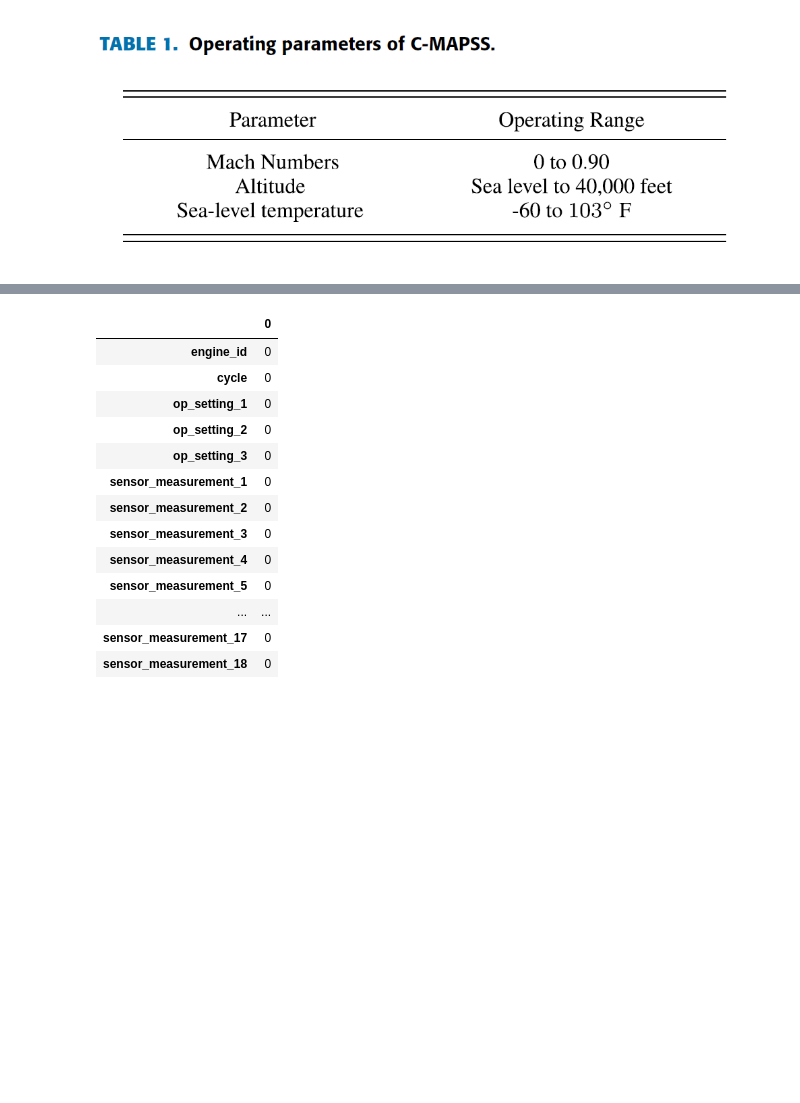
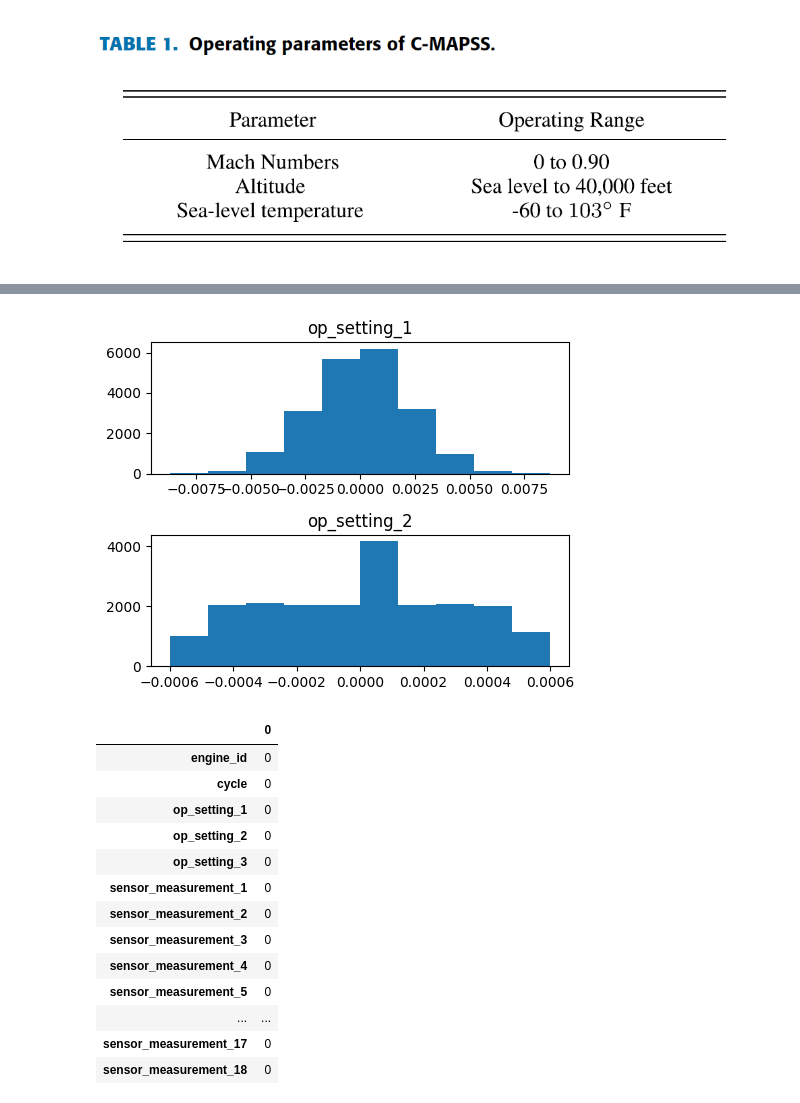
Before and after one commit to daviseemann/turbofan-rul-prediction-cmapss, a Jupyter notebook: notebooks/pre-processing.ipynb, the cells around one changed output, grey strips where cells are left out. Cells and saved outputs as stored; diff of their text form; code cells hidden in the pictures; blank space fills up the shorter version.

```diff
--- a/notebooks/pre-processing.ipynb
+++ b/notebooks/pre-processing.ipynb
@@ -43,6 +41,17 @@ df_train.
 5 rows × 26 columns
 # %%
-df_train.to_csv("train_FD001.csv", index=False)
+fig, ax = plt.subplots(2, 1, figsize=(5, 4))
+
+ax[0].hist(df_train.op_setting_1)
+ax[0].set_title('op_setting_1')
+
+ax[1].hist(df_train.op_setting_2)
+ax[1].set_title('op_setting_2')
+
+plt.tight_layout()
+plt.show()
+# %% [output]
+[figure, added]
 # %%
 df_train.isnull().sum()
 # %% [output]
```
Also changed, not shown: parts of 2 cells of this notebook.
